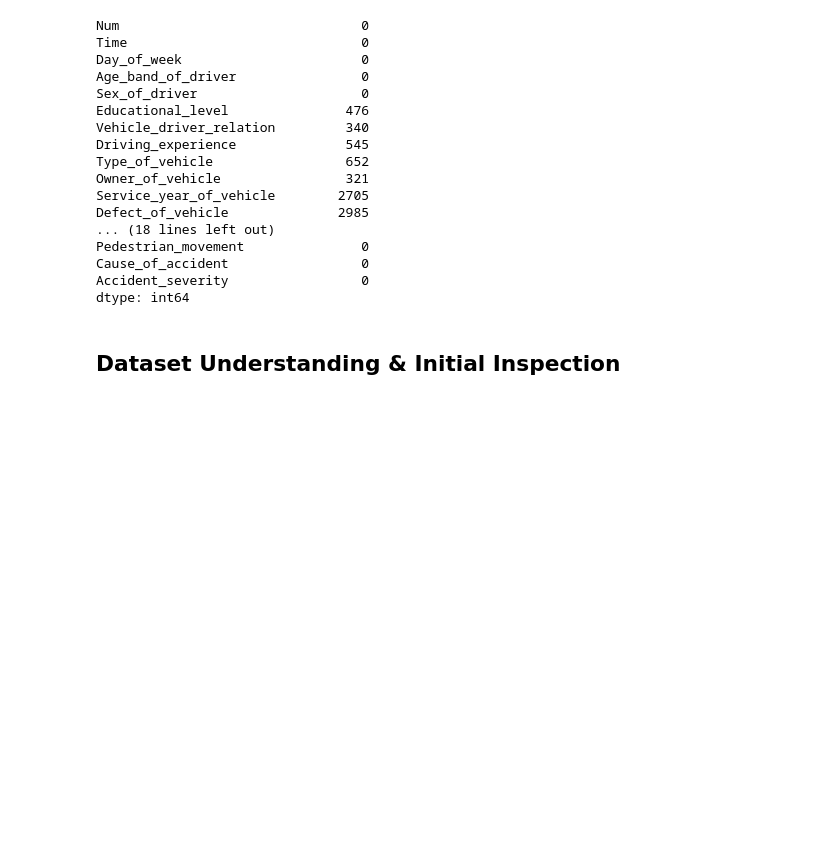
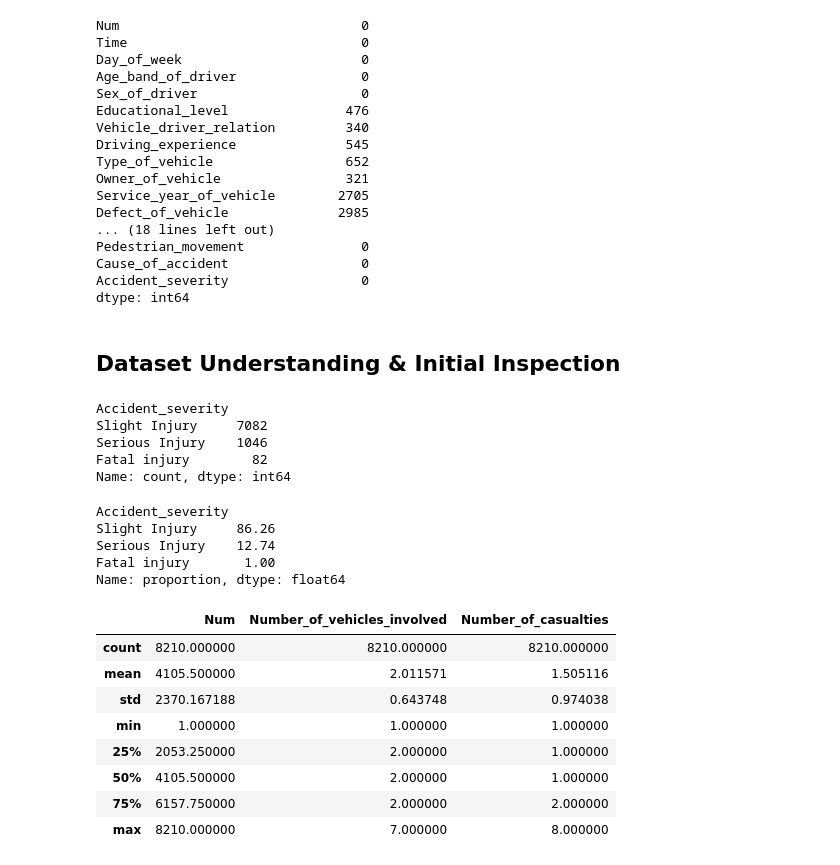
Before and after one commit to mdraihanmostafa746-coder/Road-Accident-Project, a Jupyter notebook: notebooks/road_accident_analysis.ipynb, the cells around one changed output. Saved outputs shown, nothing was run; the diff lists cells and outputs as text; code cells hidden in the pictures; blank space fills up the shorter version.

```diff
--- a/notebooks/road_accident_analysis.ipynb
+++ b/notebooks/road_accident_analysis.ipynb
@@ -88,3 +88,36 @@ Accident_severity                 0
 dtype: int64
 # %% [markdown]
 ## Dataset Understanding & Initial Inspection
+# %%
+df['Accident_severity'].value_counts()
+# %% [output]
+Accident_severity
+Slight Injury     7082
+Serious Injury    1046
+Fatal injury        82
+Name: count, dtype: int64
+# %%
+severity_percentage = (
+    df['Accident_severity']
+    .value_counts(normalize=True) * 100
+)
+
+print(severity_percentage.round(2))
+# %% [output]
+Accident_severity
+Slight Injury     86.26
+Serious Injury    12.74
+Fatal injury       1.00
+Name: proportion, dtype: float64
+# %%
+df.describe()
+# %% [output]
+|  | Num | Number_of_vehicles_involved | Number_of_casualties |
+| count | 8210.000000 | 8210.000000 | 8210.000000 |
+| mean | 4105.500000 | 2.011571 | 1.505116 |
+| std | 2370.167188 | 0.643748 | 0.974038 |
+| min | 1.000000 | 1.000000 | 1.000000 |
+| 25% | 2053.250000 | 2.000000 | 1.000000 |
+| 50% | 4105.500000 | 2.000000 | 1.000000 |
+| 75% | 6157.750000 | 2.000000 | 2.000000 |
+| max | 8210.000000 | 7.000000 | 8.000000 |
```
Also changed, not shown: parts of 3 cells of this notebook.
